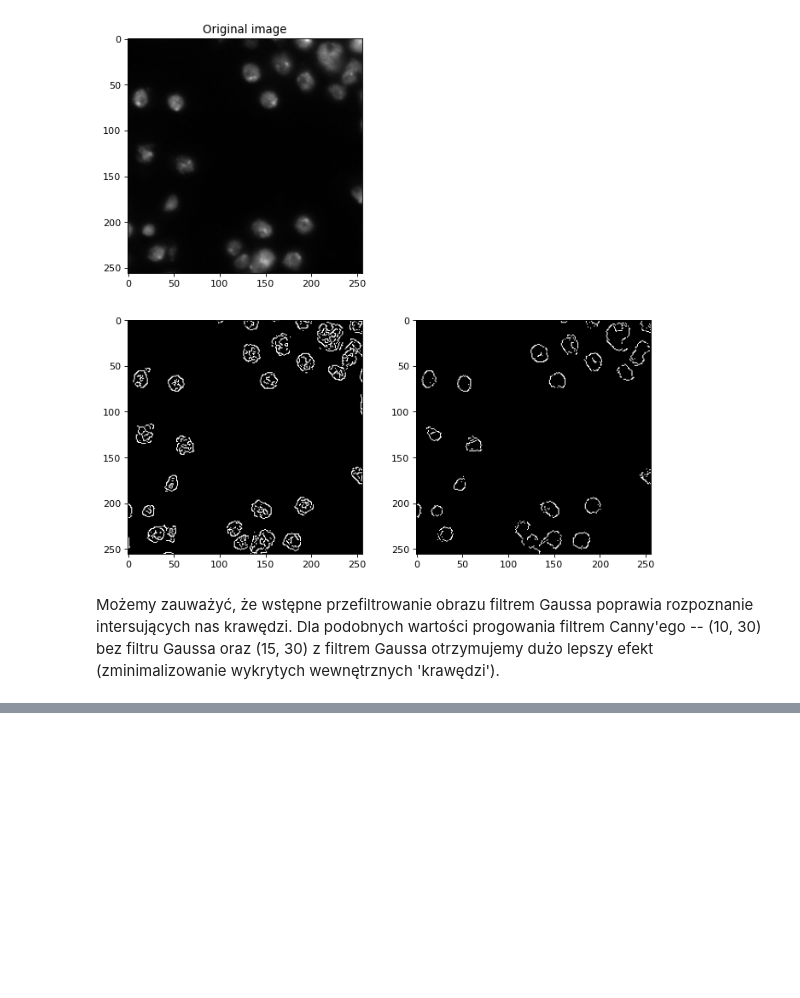
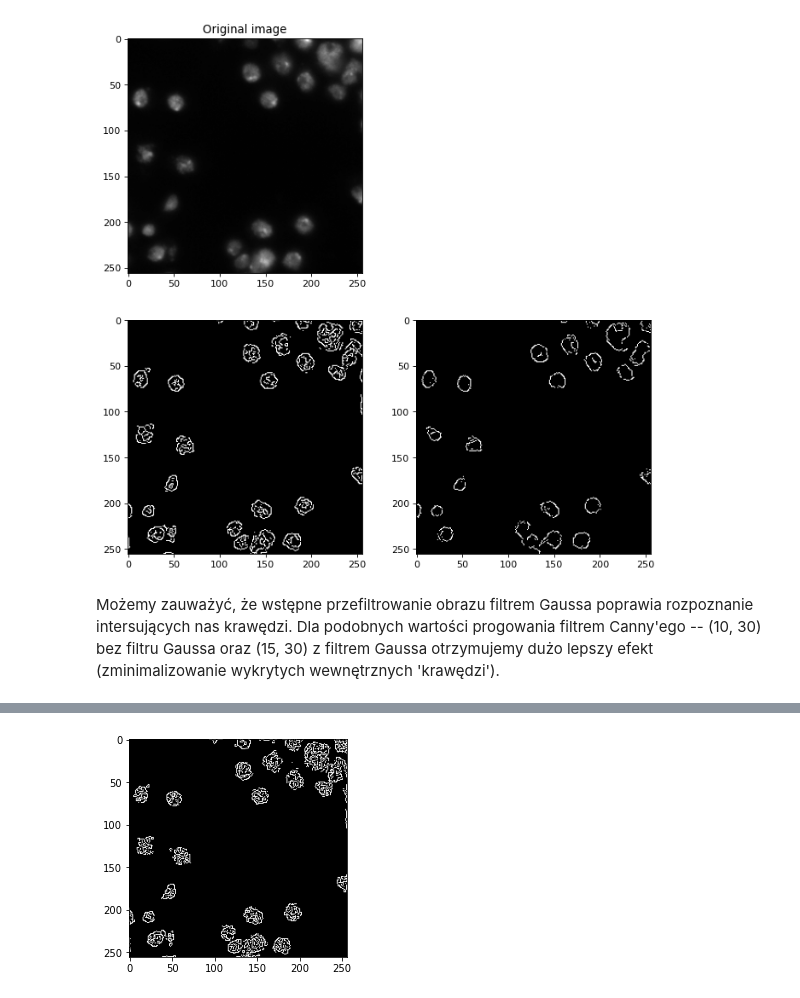
Before and after one commit to profjefer/biological-cells-counter, a Jupyter notebook: jupyter-notebooks/canny_filter.ipynb, the cells around one changed output, grey strips where cells are left out. Drawn from its saved outputs; the diff is of its cells as text; code cells hidden in the pictures; blank space fills up the shorter version.

```diff
--- a/jupyter-notebooks/canny_filter.ipynb
+++ b/jupyter-notebooks/canny_filter.ipynb
@@ -147,0 +156,5 @@ Możemy zauważyć, że wstępne przefiltrowanie obrazu filtrem Gaussa poprawia
+# %%
+canny_sharpened = cv2.Canny(sharpened_image, 50, 90)
+show_image(canny_sharpened)
+# %% [output]
+[figure, added]
```
Also changed, not shown: parts of 10 cells of this notebook.
